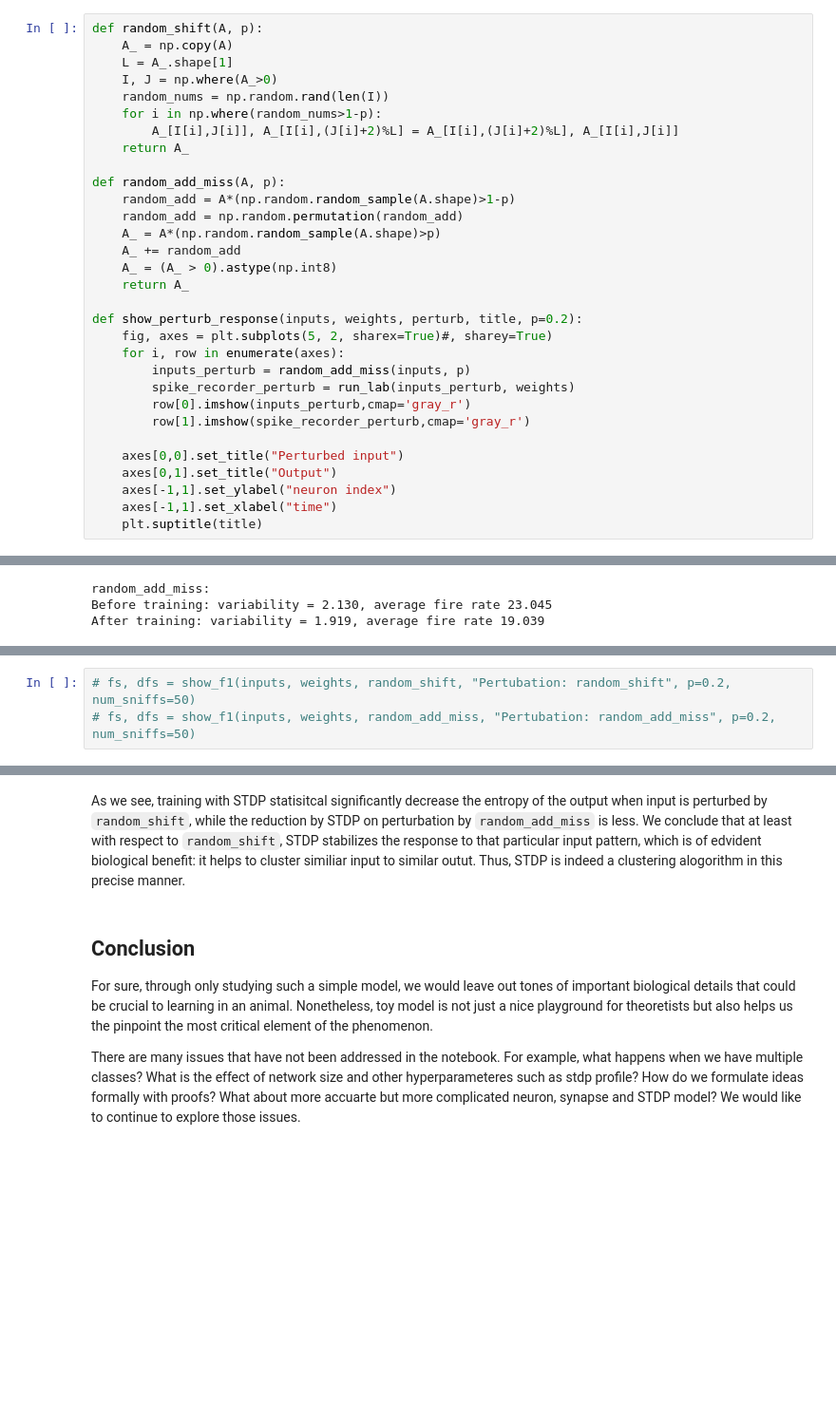
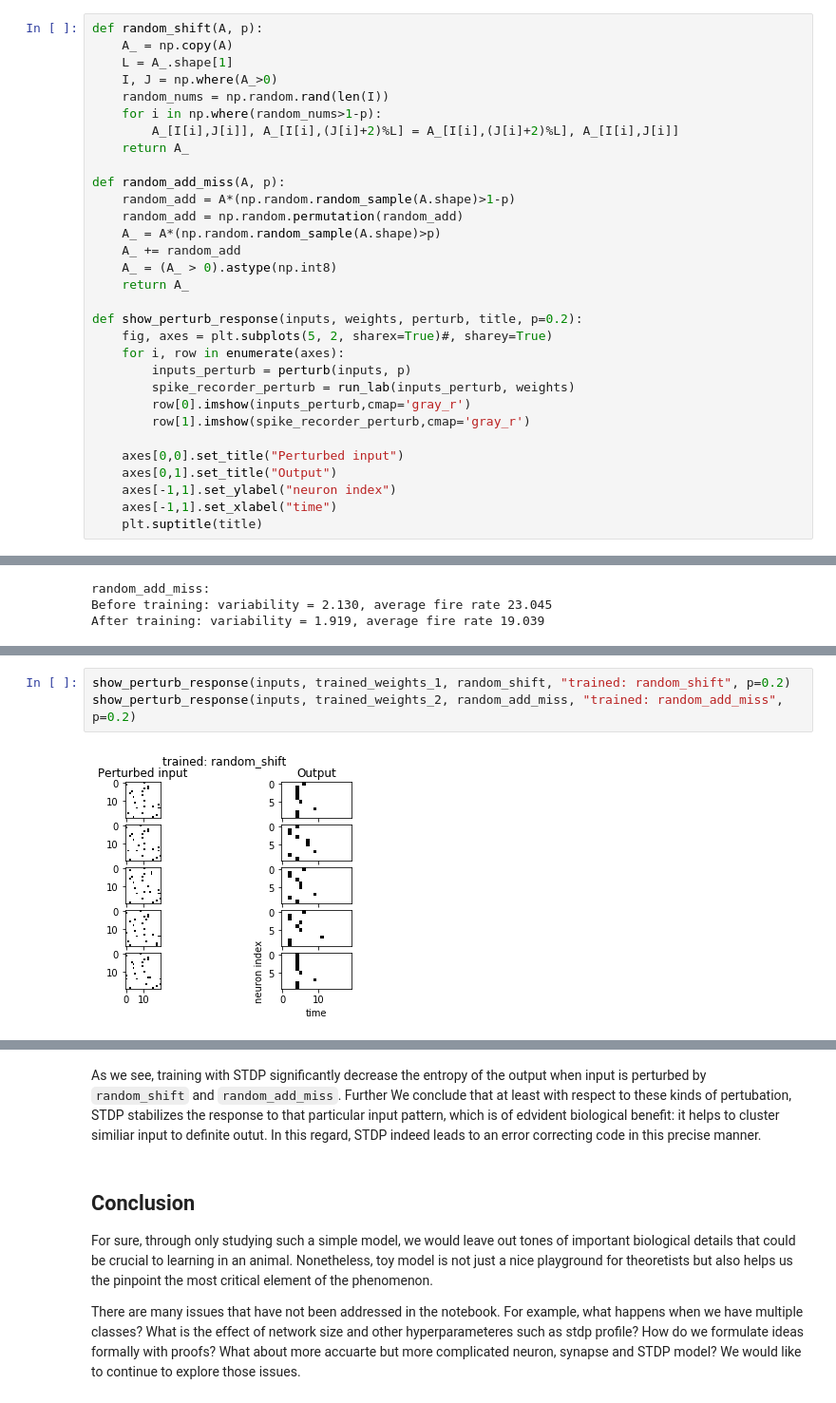
Before and after one commit to ChunCheong/SpikingNetwork, a Jupyter notebook: stdp_toy.ipynb, the cells around one changed output, grey strips where cells are left out. Shown at 95% size. Cells and saved outputs as stored; diff of their text form; blank space fills up the shorter version.

```diff
--- a/stdp_toy.ipynb
+++ b/stdp_toy.ipynb
@@ -91,7 +91,7 @@ def random_add_miss(A, p):
 def show_perturb_response(inputs, weights, perturb, title, p=0.2):
     fig, axes = plt.subplots(5, 2, sharex=True)#, sharey=True)
     for i, row in enumerate(axes):
-        inputs_perturb = random_add_miss(inputs, p)
+        inputs_perturb = perturb(inputs, p)
         spike_recorder_perturb = run_lab(inputs_perturb, weights)
         row[0].imshow(inputs_perturb,cmap='gray_r')
         row[1].imshow(spike_recorder_perturb,cmap='gray_r')
@@ -314,3 +333,5 @@ fs = show_entropy(inputs, weights, random_add_miss, "Pertubation: random_add_mis
 # %%
-# fs, dfs = show_f1(inputs, weights, random_shift, "Pertubation: random_shift", p=0.2, num_sniffs=50)
-# fs, dfs = show_f1(inputs, weights, random_add_miss, "Pertubation: random_add_miss", p=0.2, num_sniffs=50)
+show_perturb_response(inputs, trained_weights_1, random_shift, "trained: random_shift", p=0.2)
+show_perturb_response(inputs, trained_weights_2, random_add_miss, "trained: random_add_miss", p=0.2)
+# %% [output]
+[figure, added]
@@ -317,5 +339,5 @@ fs = show_entropy(inputs, weights, random_add_miss, "Pertubation: random_add_mis
 # %% [markdown]
-As we see, training with STDP statisitcal significantly decrease the entropy of the output when input is perturbed by `random_shift`, while the reduction by STDP on perturbation by `random_add_miss` is less. We conclude that at least with respect to `random_shift`, STDP stabilizes the response to that particular input pattern, which is of edvident biological benefit: it helps to cluster similiar input to similar outut. Thus, STDP is indeed a clustering alogorithm in this precise manner.
+As we see, training with STDP significantly decrease the entropy of the output when input is perturbed by `random_shift` and `random_add_miss`. Further We conclude that at least with respect to these kinds of pertubation, STDP stabilizes the response to that particular input pattern, which is of edvident biological benefit: it helps to cluster similiar input to definite outut. In this regard, STDP indeed leads to an error correcting code in this precise manner.
 # %% [markdown]
 ## Conclusion
 
```
Also changed, not shown: parts of 9 cells of this notebook.
